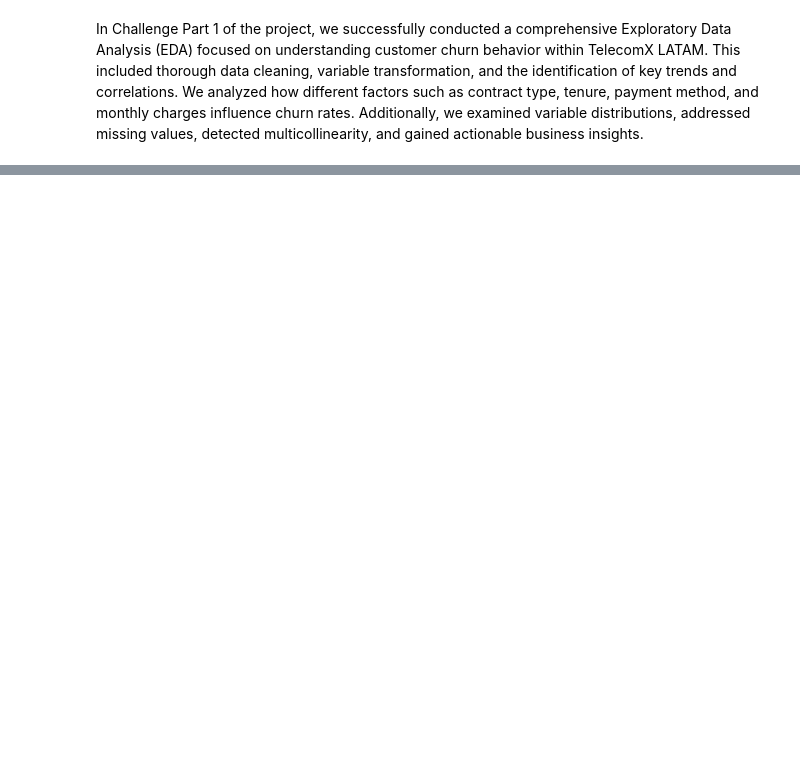
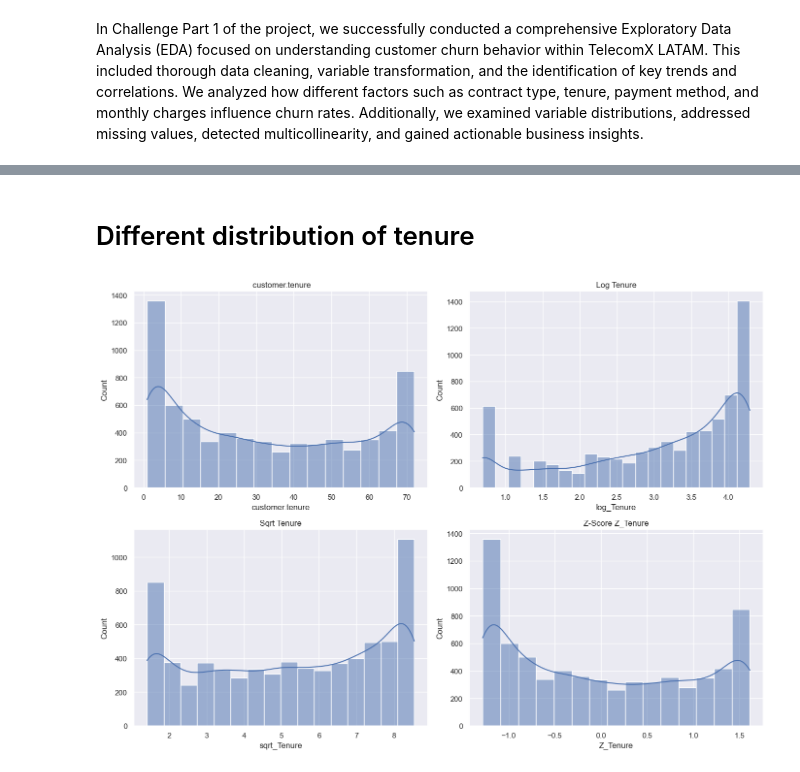
Before and after one commit to sebastian172gm/Challenge-One, a Jupyter notebook: challenge-TelecomX_Latampart2/TelecomX_LATAMpart2.ipynb, the cells around one changed output, grey strips where cells are left out. Cells and saved outputs as stored; diff of their text form; code cells hidden in the pictures; blank space fills up the shorter version.

```diff
--- a/challenge-TelecomX_Latampart2/TelecomX_LATAMpart2.ipynb
+++ b/challenge-TelecomX_Latampart2/TelecomX_LATAMpart2.ipynb
@@ -184,0 +203,6 @@ In Challenge Part 1 of the project, we successfully conducted a comprehensive Ex
+# %%
+# Get the feature names after one-hot encoding
+
+columnas = one_hot.get_feature_names_out() # output feature names
+
+columnas_encoded = [col.split("__")[1] for col in columnas]
@@ -184,0 +238,5 @@ In Challenge Part 1 of the project, we successfully conducted a comprehensive Ex
+# %%
+for col in dffinal.columns:
+    print(f"Columna: {col}")
+    print(dffinal[col].value_counts())  # count each unique value (True/False or 0/1)
+    print("-" * 30)
@@ -184,0 +261,44 @@ In Challenge Part 1 of the project, we successfully conducted a comprehensive Ex
+# %% [markdown]
+# Different distribution of tenure
+# %%
+def bin_width(df, col):
+    q75, q25 = np.percentile(df[col], [75 ,25])
+    iqr = q75 - q25
+    n = len(df[col])
+    width = 2 * iqr / np.cbrt(n)  # Freedman-Diaconi
+# %%
+scaler_total = StandardScaler()
+# %%
+# Suponiendo que ya tienes df y churn_colors
+fig, axes = plt.subplots(2, 2, figsize=(14, 10))  # 2 filas x 2 columnas
+axes = axes.flatten()  # Aplanar para iterar más fácil
+
+# 1️⃣ Histograma original Tenure
+BIN_WIDTH = bin_width(df2, 'customer.tenure')
+sns.histplot(df2['customer.tenure'], binwidth=BIN_WIDTH, kde=True, ax=axes[0])
+axes[0].set_title(' customer.tenure')
+
+# 2️⃣ Log transform
+df2['log_Tenure'] = np.log(df2['customer.tenure'] + 1)
+BIN_WIDTH = bin_width(df2, 'log_Tenure')
+sns.histplot(df2['log_Tenure'], binwidth=BIN_WIDTH, kde=True, ax=axes[1])
+axes[1].set_title('Log Tenure')
+
+# 3️⃣ Square root transform
+df2['sqrt_Tenure'] = np.sqrt(df2['customer.tenure'] + 1)
+BIN_WIDTH = bin_width(df2, 'sqrt_Tenure')
+sns.histplot(df2['sqrt_Tenure'], binwidth=BIN_WIDTH, kde=True, ax=axes[2])
+axes[2].set_title('Sqrt Tenure')
+
+# 4️⃣ Z-score
+df2['Z_Tenure'] = scaler_total.fit_transform(df2[['customer.tenure']])
+BIN_WIDTH = bin_width(df2, 'Z_Tenure')
+sns.histplot(df2['Z_Tenure'], binwidth=BIN_WIDTH, kde=True, ax=axes[3])
+axes[3].set_title('Z-Score Z_Tenure')
+
+
+# Ajustar layout
+plt.tight_layout()
+plt.show()
+# %% [output]
+[figure, added]
```
Also changed, not shown: parts of 38 cells of this notebook.
